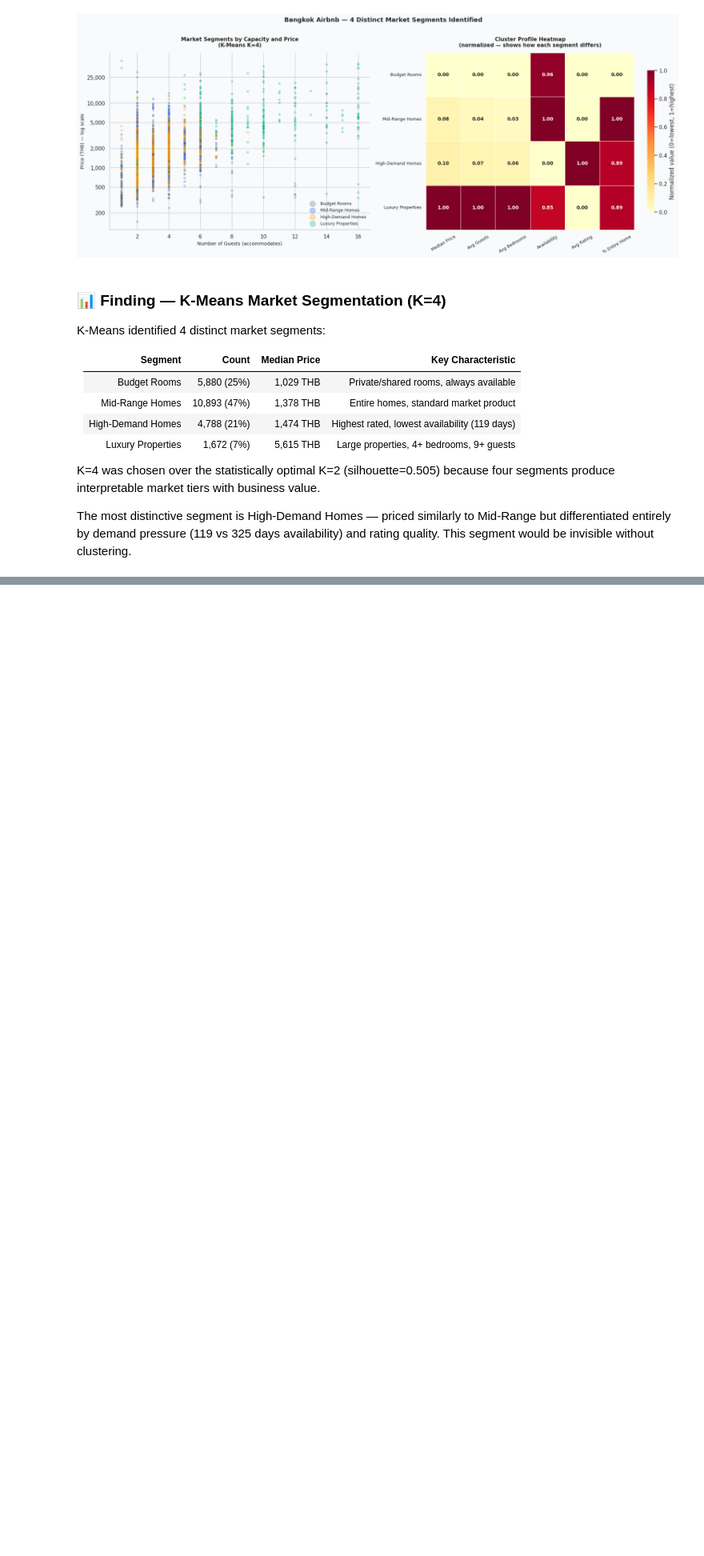
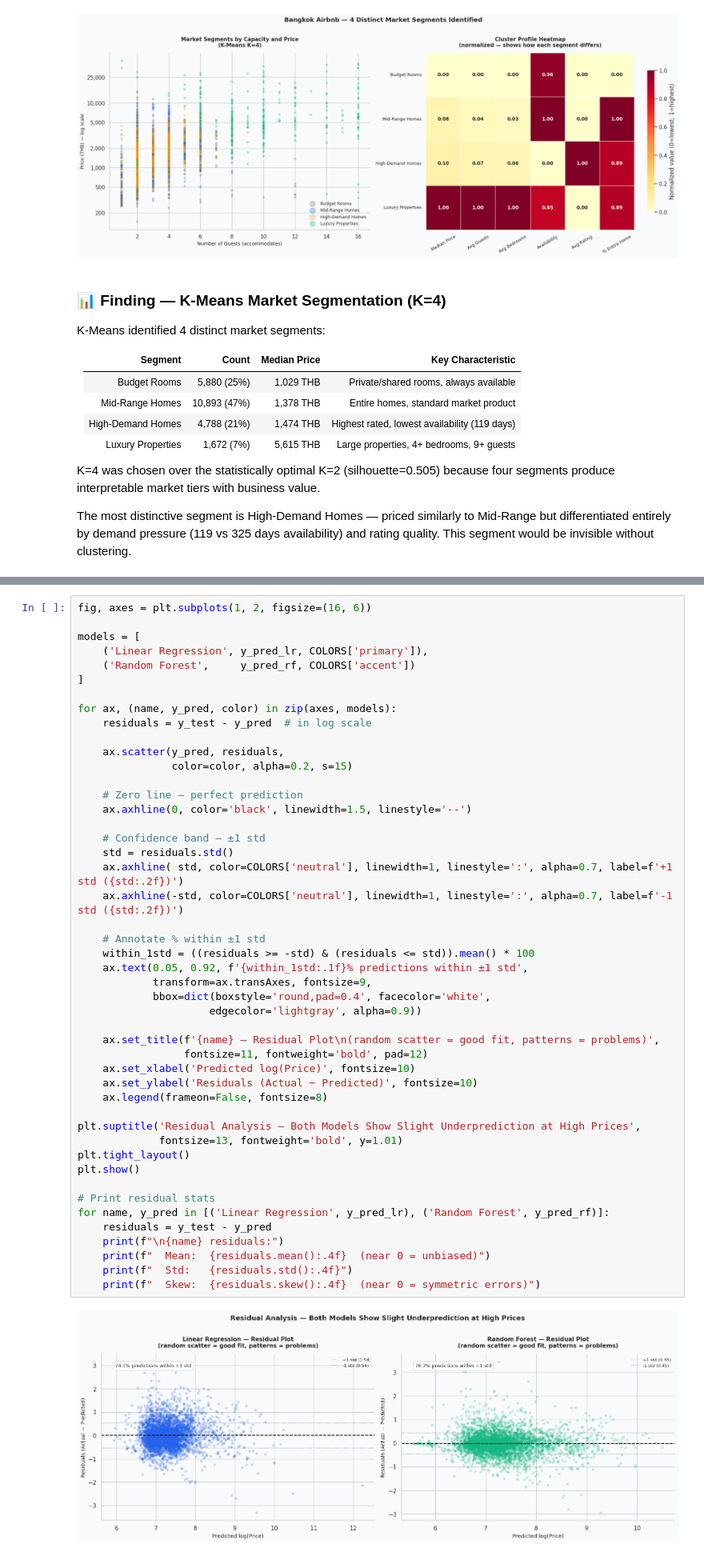
Before and after one commit to taghoutii/airbnb-eda, a Jupyter notebook: notebooks/01_eda.ipynb, the cells around one changed output, grey strips where cells are left out. Shown at 80% size. Saved outputs shown, nothing was run; the diff lists cells and outputs as text; blank space fills up the shorter version.

```diff
--- a/notebooks/01_eda.ipynb
+++ b/notebooks/01_eda.ipynb
@@ -2390,0 +2660,49 @@ rating quality. This segment would be invisible without clustering.
+# %%
+fig, axes = plt.subplots(1, 2, figsize=(16, 6))
+
+models = [
+    ('Linear Regression', y_pred_lr, COLORS['primary']),
+    ('Random Forest',     y_pred_rf, COLORS['accent'])
+]
+
+for ax, (name, y_pred, color) in zip(axes, models):
+    residuals = y_test - y_pred  # in log scale
+
+    ax.scatter(y_pred, residuals,
+               color=color, alpha=0.2, s=15)
+
+    # Zero line — perfect prediction
+    ax.axhline(0, color='black', linewidth=1.5, linestyle='--')
+
+    # Confidence band — ±1 std
+    std = residuals.std()
+    ax.axhline( std, color=COLORS['neutral'], linewidth=1, linestyle=':', alpha=0.7, label=f'+1 std ({std:.2f})')
+    ax.axhline(-std, color=COLORS['neutral'], linewidth=1, linestyle=':', alpha=0.7, label=f'-1 std ({std:.2f})')
+
+    # Annotate % within ±1 std
+    within_1std = ((residuals >= -std) & (residuals <= std)).mean() * 100
+    ax.text(0.05, 0.92, f'{within_1std:.1f}% predictions within ±1 std',
+            transform=ax.transAxes, fontsize=9,
+            bbox=dict(boxstyle='round,pad=0.4', facecolor='white',
+                     edgecolor='lightgray', alpha=0.9))
+
+    ax.set_title(f'{name} — Residual Plot\n(random scatter = good fit, patterns = problems)',
+                 fontsize=11, fontweight='bold', pad=12)
+    ax.set_xlabel('Predicted log(Price)', fontsize=10)
+    ax.set_ylabel('Residuals (Actual − Predicted)', fontsize=10)
+    ax.legend(frameon=False, fontsize=8)
+
+plt.suptitle('Residual Analysis — Both Models Show Slight Underprediction at High Prices',
+             fontsize=13, fontweight='bold', y=1.01)
+plt.tight_layout()
+plt.show()
+
+# Print residual stats
+for name, y_pred in [('Linear Regression', y_pred_lr), ('Random Forest', y_pred_rf)]:
+    residuals = y_test - y_pred
+    print(f"\n{name} residuals:")
+    print(f"  Mean:  {residuals.mean():.4f}  (near 0 = unbiased)")
+    print(f"  Std:   {residuals.std():.4f}")
+    print(f"  Skew:  {residuals.skew():.4f}  (near 0 = symmetric errors)")
+# %% [output]
+[figure, added]
```
Also changed, not shown: parts of 10 cells of this notebook.
